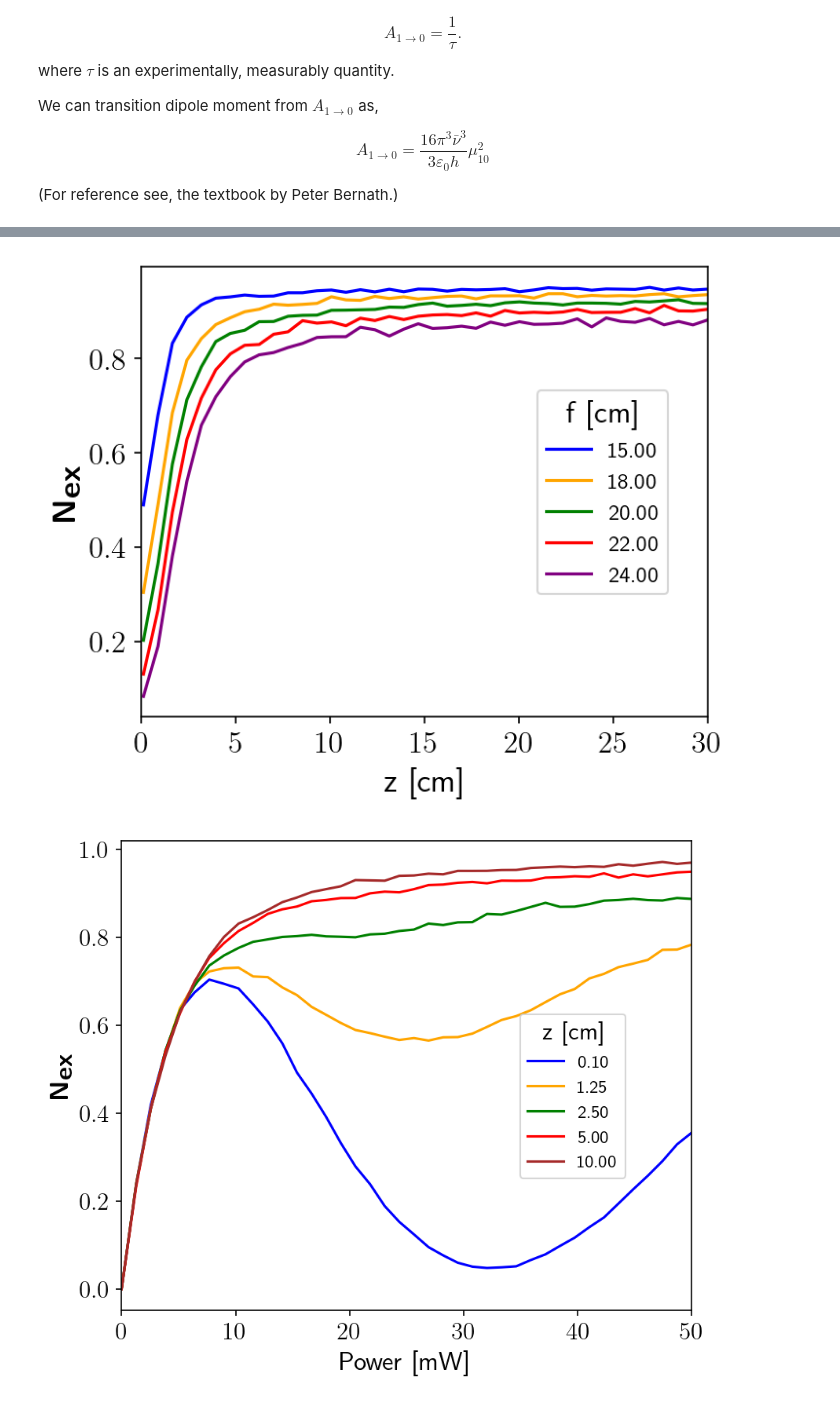
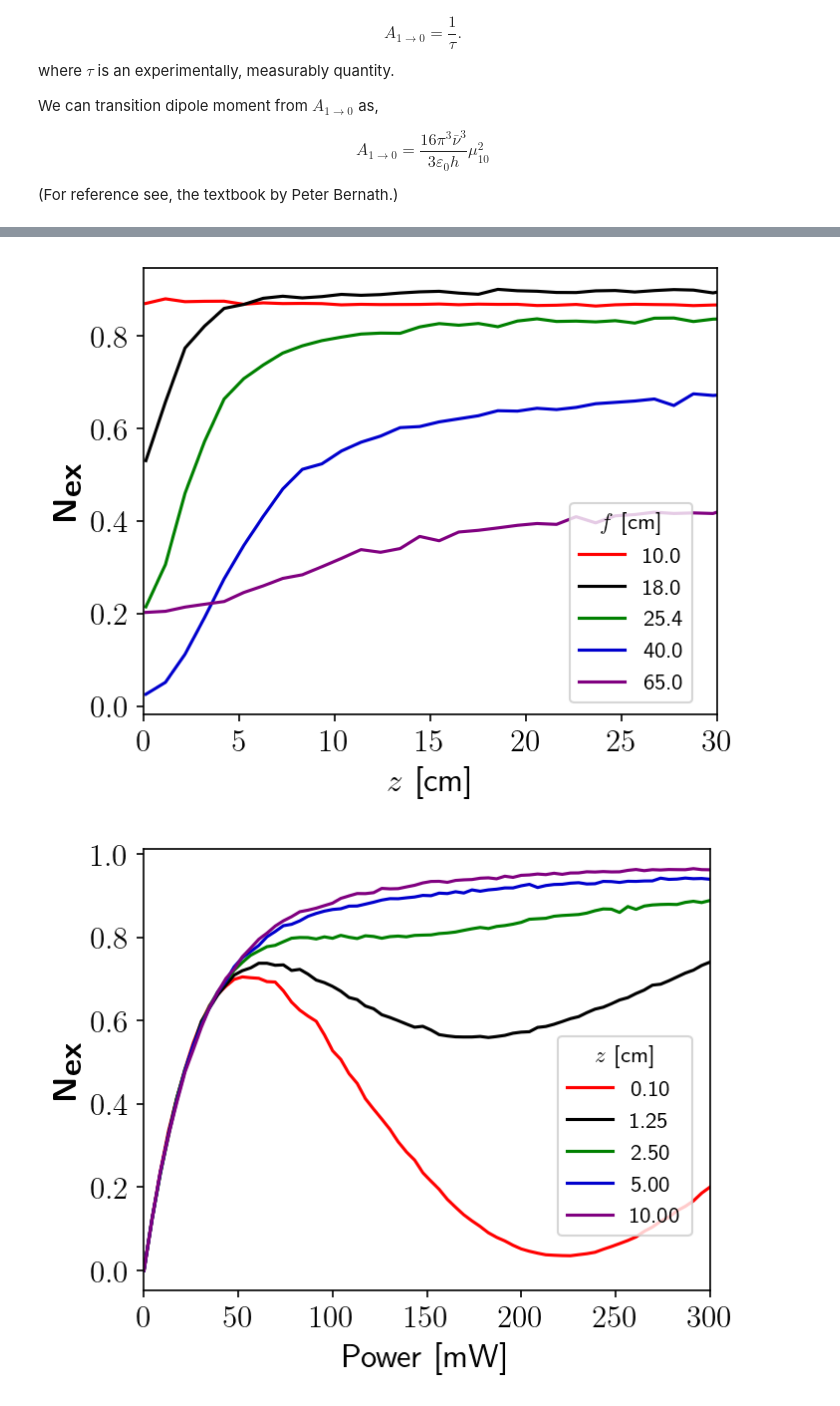
Before and after one commit to vijaymocherla/rap-mb, a Jupyter notebook: notebooks/carbon-monoxide.ipynb, the cells around one changed output, grey strips where cells are left out. Cells and saved outputs as stored; diff of their text form; code cells hidden in the pictures.

```diff
--- a/notebooks/carbon-monoxide.ipynb
+++ b/notebooks/carbon-monoxide.ipynb
@@ -48,18 +215,18 @@ from rap_mb.cpp import *
 # %%
 # setting all constant parameters
 input = {
-        "wavelength_nm": 4666.0,
+        "wavelength_nm": wl_nm,
         "beam_radius": 0.20,
         "dipole_mom": dipole,
         "velocity_fwhm": 200.0,
         "divergence_fwhm": 0.7,
-        "N_samples": 2000.0,
+        "N_samples": 4000.0,
         "N_tstep": 500.0,
         "U0": 0.0,
         "V0": 0.0,
         "W0": -1.0,
-        "rel_tol":1e-8,
-        "abs_tol":1e-8,
+        "rel_tol":1e-7,
+        "abs_tol":1e-7,
         "max_tsteps":10000,
         "dt_max":1.0e-5,
 }
@@ -78,22 +245,23 @@ def plot_property_data(data, x_key, param_key, title='',
     for ki in param_data:
         label = ('{k:'+label_format+'}').format(k=ki)
         ax.plot(x, param_data[ki], label=label, color=colors[ki])
-    ax.legend(bbox_to_anchor=legend_loc, frameon=True, title=legend_title, fontsize=11)
     ax.set_xlabel(xlabel, size=16)
     ax.set_ylabel(r'$\textbf{N}_\textbf{ex}$',size=16)
     ax.set_xlim(np.min(x), np.max(x))
+    ax.legend(bbox_to_anchor=legend_loc, loc='center', frameon=True, title=legend_title, fontsize=11, title_fontsize=11)
     if xlim != []:
         ax.set_xlim(xlim[0], xlim[1])
     ax.set_title(title)
     if save_fig:
+        fig.tight_layout()
         fig.savefig(filename, dpi=350)
     return fig, ax
 # %%
 Nz = 40
-input['velocity'] = 1200.00
-input['power'] = 0.020
-focal_length = np.array([15.0, 18.0, 20.0, 22.0, 24.0])
-z = np.linspace(0.1, 30.0, Nz)
+input['velocity'] = 1500.00
+input['power'] = 0.100
+focal_length = [10, 18.0, 25.4, 40.0, 65.0] #cm
+z = np.linspace(0.1, 40.0, Nz)
 data1 = {'z': z}
 focal_length_data = {}
 for f in focal_length:
@@ -105,11 +273,13 @@ for f in focal_length:
     focal_length_data[f] = n1
 data1['focal_length'] = focal_length_data
 # %%
-title = "RAP in CO (P=20mW ; $v_{x}$=1200 m/s)"
+title = "RAP in CO (P=100mW ; $v_{x}$=1500 m/s)"
+colors = {10.0:'red', 18.0:'black', 25.40:'green', 40.0:'mediumblue', 65.0:'purple'}
 fig, ax = plot_property_data(data1, x_key='z', param_key='focal_length',
-                             title="", legend_title='f [cm]', legend_loc=(.95, .750),
-                             xlabel='z [cm]',xlim=[0, 30],
-                             save_fig=True, filename='plot1.png')
+                             title="", legend_title=r'$f$ [cm]', label_format='4.1f',
+                             legend_loc=(.85, .250),
+                             xlabel=r'$z$ [cm]',xlim=[0, 30], colors=colors,
+                             save_fig=True, filename='images/plot1.pdf')
 # %% [output]
-[figure, old version]
+[figure, new version]
 # %%
@@ -117,12 +287,12 @@ fname = "../data/carbon_monoxide/p_2e-2_v_1200_f_fxn_z.npy"
 np.save(fname, data1)
 # %%
-Np = 40
+Np = 70
 input['focal_length'] = 18.0
-input['velocity'] = 1200.00
-power = np.linspace(0.0, 0.050, Np)
+input['velocity'] = 1500.00
+power = np.linspace(0.0, 0.300, Np)
 data2 = {'power': power*1000}
 power_data = {}
-z = np.array([0.1, 1.25, 2.5, 5.0, 7.5, 10.0])
+z = np.array([0.1, 1.25, 2.5, 5.0, 10.0])
 for zi in z:
     input['zi'] = zi
     n1 = np.empty(Np, dtype=np.float64)
@@ -132,16 +302,15 @@ for zi in z:
     power_data[zi] = n1
 data2['z'] = power_data
 # %%
-title = "RAP in CO (f=18.0cm ; $v_{x}$=1200 m/s)"
+title = "RAP in CO (f=18.0cm ; $v_{x}$=1500 m/s)"
+colors = {0.1:'red', 1.25:'black', 2.5:'green', 5.0:'mediumblue', 10.0:'purple'}
 fig, ax = plot_property_data(data2, x_key='power', param_key='z',
-                             title="", legend_title='z [cm]',
-                             xlabel='Power [mW]',xlim=[0, 50],
-                             figsize=(6,5), legend_loc=[0.75,0.55],
-                             save_fig=True, filename='plot2.png')
-ax.lines[-2].remove()
-ax.legend(bbox_to_anchor=(0.90,0.65), title='z [cm]', fontsize=11)
-fig.tight_layout()
-fig.savefig('plot2.png', dpi=350)
+                             title="", legend_title=r'$z$ [cm]',
+                             xlabel='Power [mW]',xlim=[0, 300], colors=colors,
+                             figsize=(5,4), legend_loc=[0.85,0.35],
+                             save_fig=True, filename='images/plot2.pdf')
+fig.savefig('images/plot2.pdf', dpi=350)
+fig.savefig('images/plot2.png', dpi=350)
 # %% [output]
-[figure, old version]
+[figure, new version]
 # %%
```
Also changed, not shown: parts of 22 cells of this notebook, 41 other files.
